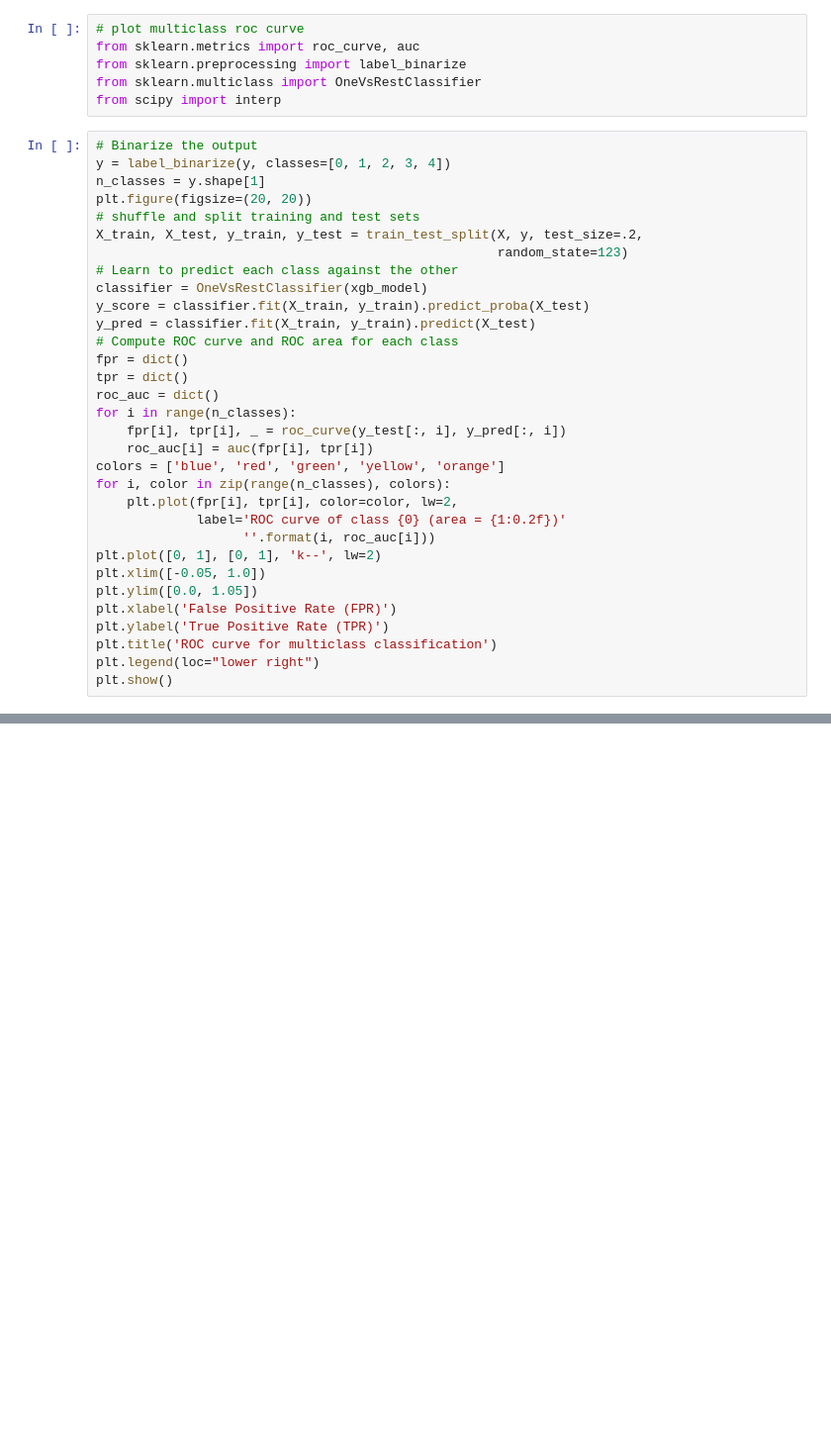
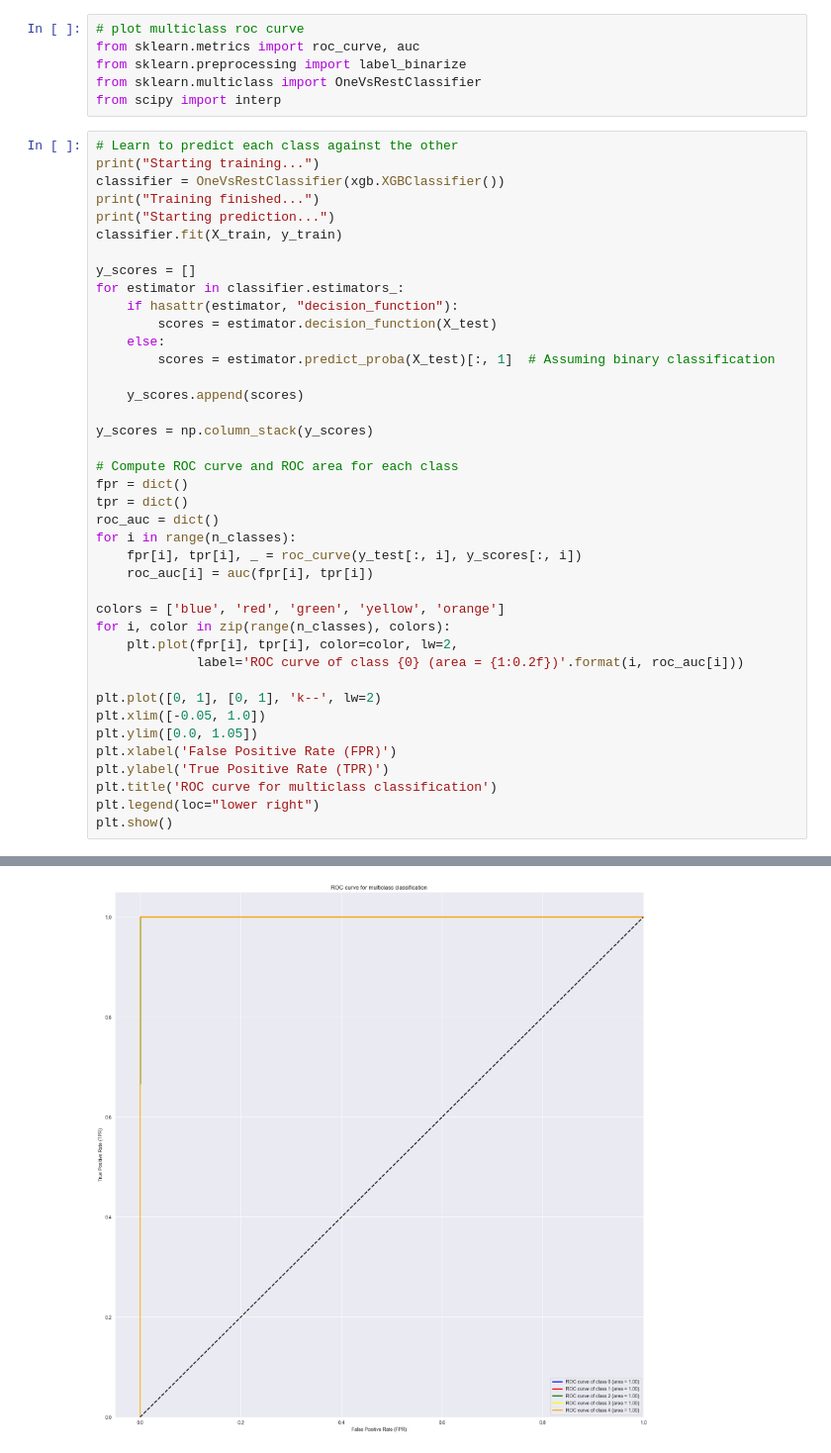
Before and after one commit to Mfundo-debug/electric_vehicle, a Jupyter notebook: EDA.ipynb, the cells around one changed output, grey strips where cells are left out. Shown at 99% size. Cells and saved outputs as stored; diff of their text form; blank space fills up the shorter version.

```diff
--- a/EDA.ipynb
+++ b/EDA.ipynb
@@ -355,29 +355,37 @@ from sklearn.preprocessing import label_binarize
 from sklearn.multiclass import OneVsRestClassifier
 from scipy import interp
 # %%
-# Binarize the output
-y = label_binarize(y, classes=[0, 1, 2, 3, 4])
-n_classes = y.shape[1]
-plt.figure(figsize=(20, 20))
-# shuffle and split training and test sets
-X_train, X_test, y_train, y_test = train_test_split(X, y, test_size=.2,
-                                                    random_state=123)
 # Learn to predict each class against the other
-classifier = OneVsRestClassifier(xgb_model)
-y_score = classifier.fit(X_train, y_train).predict_proba(X_test)
-y_pred = classifier.fit(X_train, y_train).predict(X_test)
+print("Starting training...")
+classifier = OneVsRestClassifier(xgb.XGBClassifier())
+print("Training finished...")
+print("Starting prediction...")
+classifier.fit(X_train, y_train)
+
+y_scores = []
+for estimator in classifier.estimators_:
+    if hasattr(estimator, "decision_function"):
+        scores = estimator.decision_function(X_test)
+    else:
+        scores = estimator.predict_proba(X_test)[:, 1]  # Assuming binary classification
+
+    y_scores.append(scores)
+
+y_scores = np.column_stack(y_scores)
+
 # Compute ROC curve and ROC area for each class
 fpr = dict()
 tpr = dict()
 roc_auc = dict()
 for i in range(n_classes):
-    fpr[i], tpr[i], _ = roc_curve(y_test[:, i], y_pred[:, i])
+    fpr[i], tpr[i], _ = roc_curve(y_test[:, i], y_scores[:, i])
     roc_auc[i] = auc(fpr[i], tpr[i])
+
 colors = ['blue', 'red', 'green', 'yellow', 'orange']
 for i, color in zip(range(n_classes), colors):
     plt.plot(fpr[i], tpr[i], color=color, lw=2,
-             label='ROC curve of class {0} (area = {1:0.2f})'
-                   ''.format(i, roc_auc[i]))
+             label='ROC curve of class {0} (area = {1:0.2f})'.format(i, roc_auc[i]))
+
 plt.plot([0, 1], [0, 1], 'k--', lw=2)
 plt.xlim([-0.05, 1.0])
 plt.ylim([0.0, 1.05])
@@ -396,0 +401 @@ AttributeError: This 'OneVsRestClassifier' has no attribute 'predict_proba'
+[figure, added]
```
Also changed, not shown: parts of 4 cells of this notebook, 1 other file.
